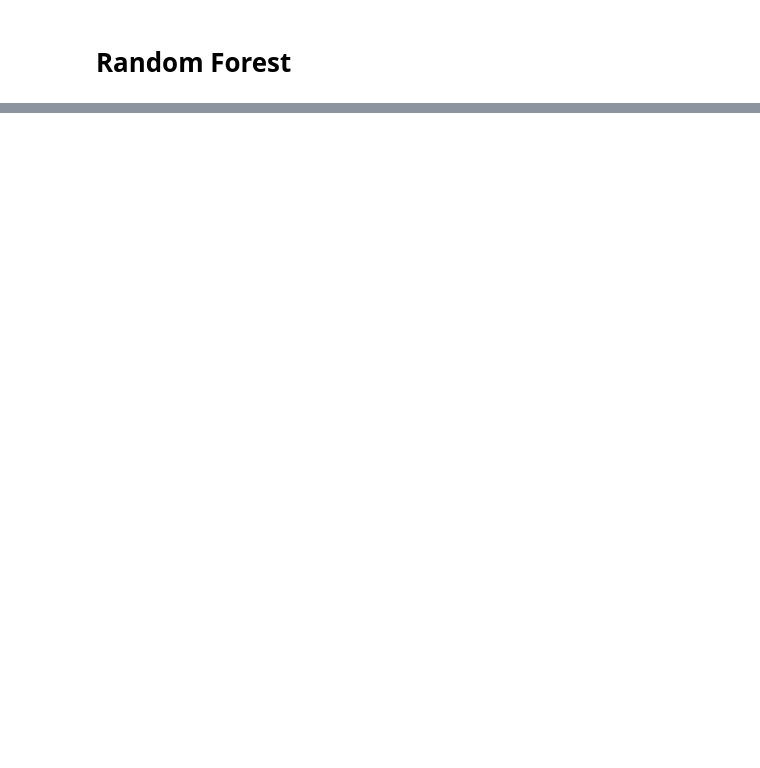
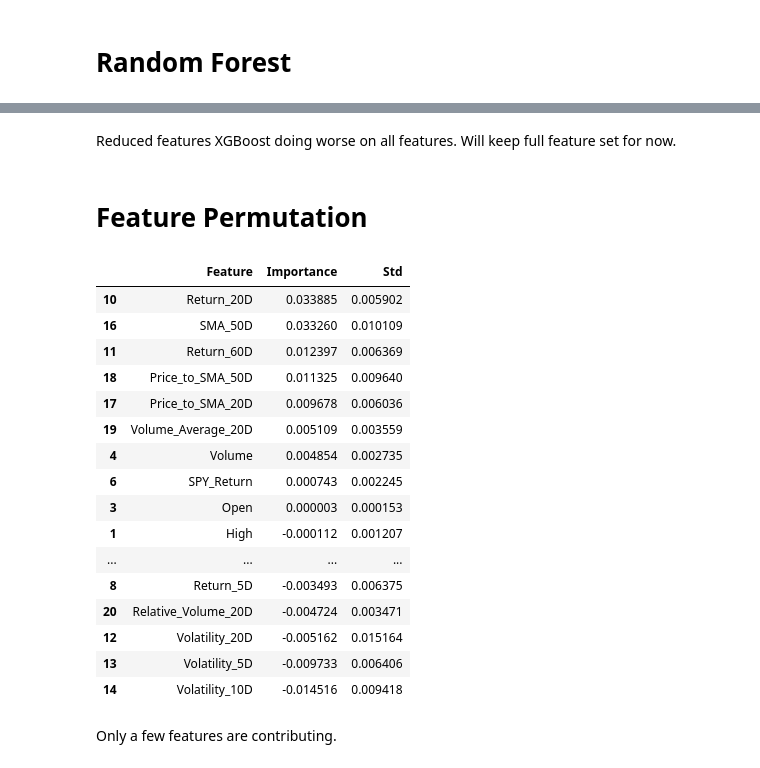
Before and after one commit to acsimpson16/market_ml_research, a Jupyter notebook: notebooks/Modelling_categorical.ipynb, the cells around one changed output, grey strips where cells are left out. Drawn from its saved outputs; the diff is of its cells as text; code cells hidden in the pictures; blank space fills up the shorter version.

Commit message:
Update AAPL classification modelling and documentation

```diff
--- a/notebooks/Modelling_categorical.ipynb
+++ b/notebooks/Modelling_categorical.ipynb
@@ -288,0 +120,2 @@ baseline_results = {"Model": "Linear_Regression",
+# %%
+train_data, validation_data, test_data = split_chronological_data(data)
@@ -420,0 +353,10 @@ Random forest has minimal improvement compared to logistic regression. Either so
+# %%
+random_forest_model = RandomForestClassifier(
+    n_estimators=300,
+    max_depth=5,
+    min_samples_leaf=20,
+    random_state=42,
+    n_jobs=-1
+)
+
+random_forest_model.fit(X_train, y_train)
@@ -420,0 +425,14 @@ Random forest has minimal improvement compared to logistic regression. Either so
+# %%
+xgboost_model = XGBClassifier(
+    n_estimators=300,
+    max_depth=3,
+    learning_rate=0.05,
+    subsample=0.8,
+    colsample_bytree=0.8,
+    min_child_weight=5,
+    objective="binary:logistic",
+    eval_metric="logloss",
+    random_state=42,
+    n_jobs=-1
+)
+xgboost_model.fit(X_train, y_train)
@@ -420,0 +704,42 @@ Random forest has minimal improvement compared to logistic regression. Either so
+# %% [markdown]
+Reduced features XGBoost doing worse on all features. Will keep full feature set for now.
+# %% [markdown]
+# Feature Permutation
+# %%
+permutation_result = permutation_importance(
+    xgboost_model,
+    X_validation,
+    y_validation,
+    scoring="roc_auc",
+    n_repeats=20,
+    random_state=42,
+    n_jobs=-1
+)
+# %%
+permutation_importance_df = pd.DataFrame({
+    "Feature": X_validation.columns,
+    "Importance": permutation_result.importances_mean,
+    "Std": permutation_result.importances_std
+}).sort_values("Importance", ascending=False)
+
+permutation_importance_df
+# %% [output]
+|  | Feature | Importance | Std |
+| 10 | Return_20D | 0.033885 | 0.005902 |
+| 16 | SMA_50D | 0.033260 | 0.010109 |
+| 11 | Return_60D | 0.012397 | 0.006369 |
+| 18 | Price_to_SMA_50D | 0.011325 | 0.009640 |
+| 17 | Price_to_SMA_20D | 0.009678 | 0.006036 |
+| 19 | Volume_Average_20D | 0.005109 | 0.003559 |
+| 4 | Volume | 0.004854 | 0.002735 |
+| 6 | SPY_Return | 0.000743 | 0.002245 |
+| 3 | Open | 0.000003 | 0.000153 |
+| 1 | High | -0.000112 | 0.001207 |
+| ... | ... | ... | ... |
+| 8 | Return_5D | -0.003493 | 0.006375 |
+| 20 | Relative_Volume_20D | -0.004724 | 0.003471 |
+| 12 | Volatility_20D | -0.005162 | 0.015164 |
+| 13 | Volatility_5D | -0.009733 | 0.006406 |
+| 14 | Volatility_10D | -0.014516 | 0.009418 |
+# %% [markdown]
+Only a few features are contributing.
```
Also changed, not shown: parts of 103 cells of this notebook, 2 other files.
